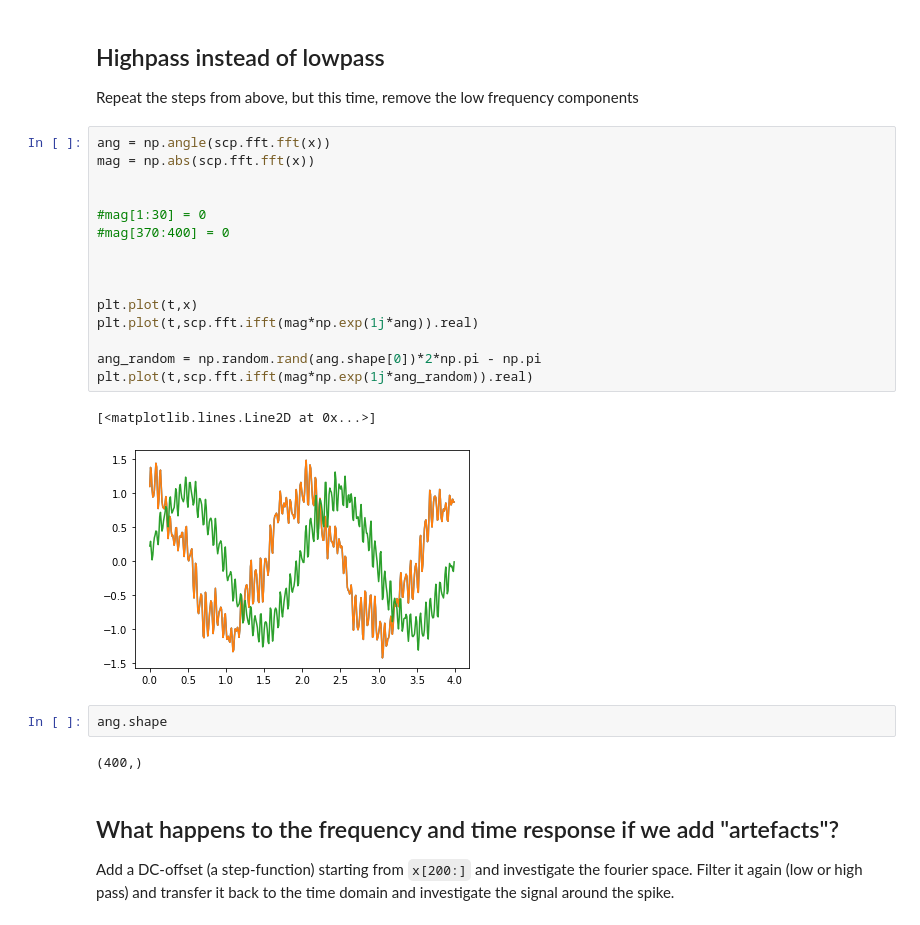
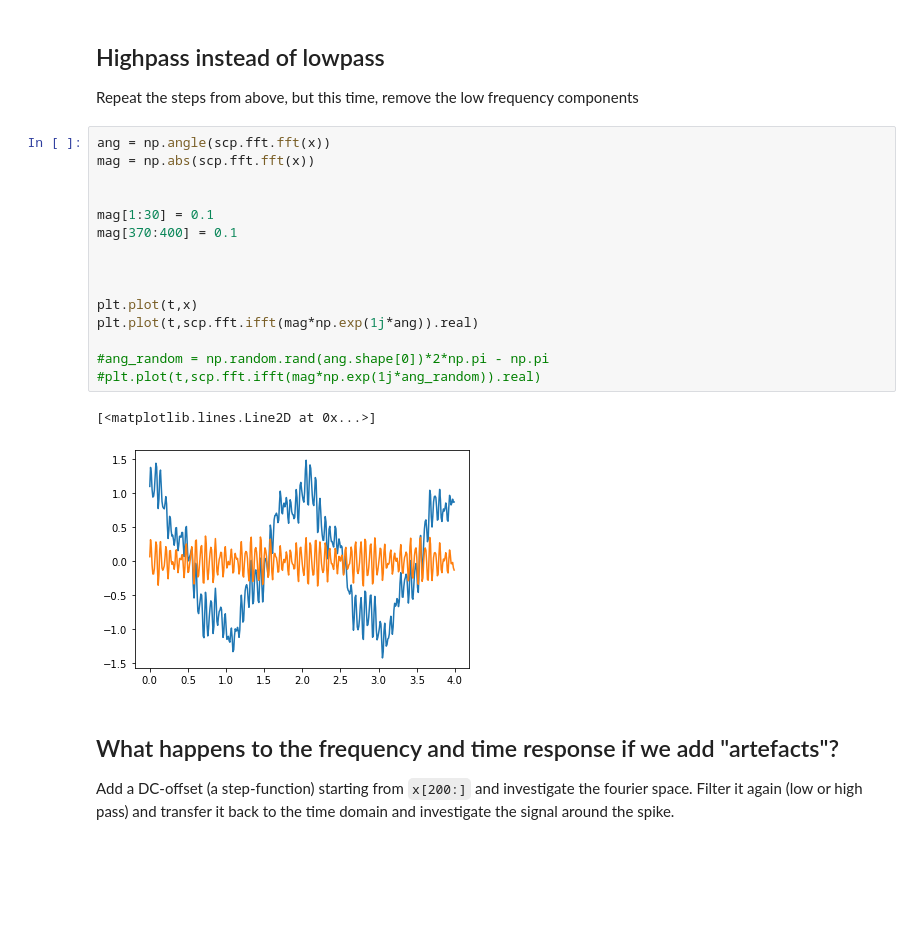
Before and after one commit to s-ccs/course_eeg_SS2022, a Jupyter notebook: exercises/solutions/ex2_filter.ipynb, the cells around one changed output. Drawn from its saved outputs; the diff is of its cells as text; blank space fills up the shorter version.

```diff
--- a/exercises/solutions/ex2_filter.ipynb
+++ b/exercises/solutions/ex2_filter.ipynb
@@ -70,25 +71,21 @@ Repeat the steps from above, but this time, remove the low frequency components
 # %%
 ang = np.angle(scp.fft.fft(x))
 mag = np.abs(scp.fft.fft(x))
 
 
-#mag[1:30] = 0
-#mag[370:400] = 0
+mag[1:30] = 0.1
+mag[370:400] = 0.1
 
 
 
 plt.plot(t,x)
 plt.plot(t,scp.fft.ifft(mag*np.exp(1j*ang)).real)
 
-ang_random = np.random.rand(ang.shape[0])*2*np.pi - np.pi
-plt.plot(t,scp.fft.ifft(mag*np.exp(1j*ang_random)).real)
+#ang_random = np.random.rand(ang.shape[0])*2*np.pi - np.pi
+#plt.plot(t,scp.fft.ifft(mag*np.exp(1j*ang_random)).real)
 # %% [output]
 [<matplotlib.lines.Line2D at 0x...>]
-[figure, old version]
+[figure, new version]
-# %%
-ang.shape
-# %% [output]
-(400,)
 # %% [markdown]
 
 ## What happens to the frequency and time response if we add "artefacts"?
```
Also changed, not shown: parts of 12 cells of this notebook, 1 other file.
